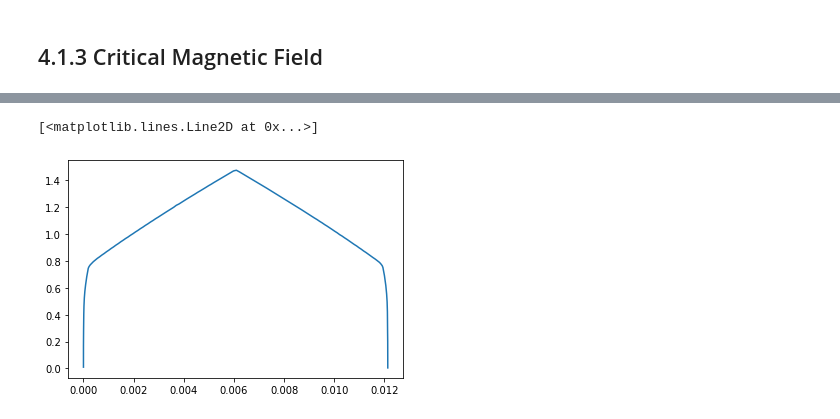
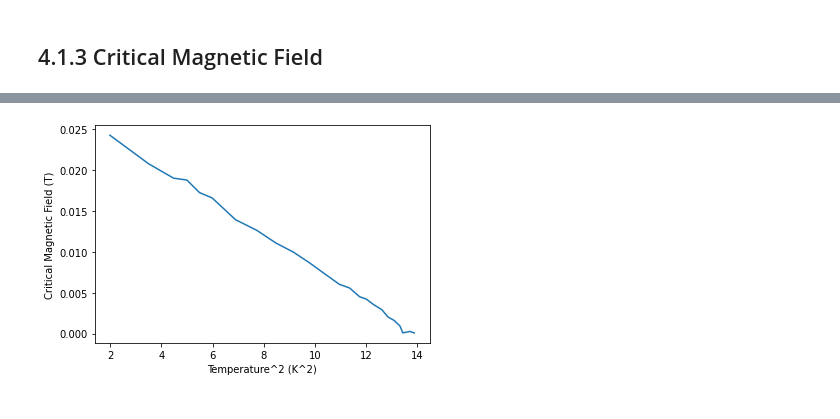
Before and after one commit to a5v/superconductivity, a Jupyter notebook: notebooks/resistivity.ipynb, the cells around one changed output, grey strips where cells are left out. Drawn from its saved outputs; the diff is of its cells as text; code cells hidden in the pictures.

```diff
--- a/notebooks/resistivity.ipynb
+++ b/notebooks/resistivity.ipynb
@@ -229,5 +257,11 @@ plt.show()
-# %%
-plt.plot(isv_array[0],shv_array[0])
-# %% [output]
-[<matplotlib.lines.Line2D at 0x...>]
-[figure, removed]
+# %%
+#Plot Bc and T
+temp_array_BC = temp_array[:len(Bc)]
+temp_square = np.square(temp_array_BC)
+
+plt.plot(temp_square,Bc)
+plt.xlabel('Temperature^2 (K^2)') # Plot a label on x axis of Xlabel on graph
+plt.ylabel('Critical Magnetic Field (T)') # Plot a label on x axis of Xlabel on graph
+plt.show()
+# %% [output]
+[figure, added]
```
Also changed, not shown: parts of 15 cells of this notebook, 2 other files.
